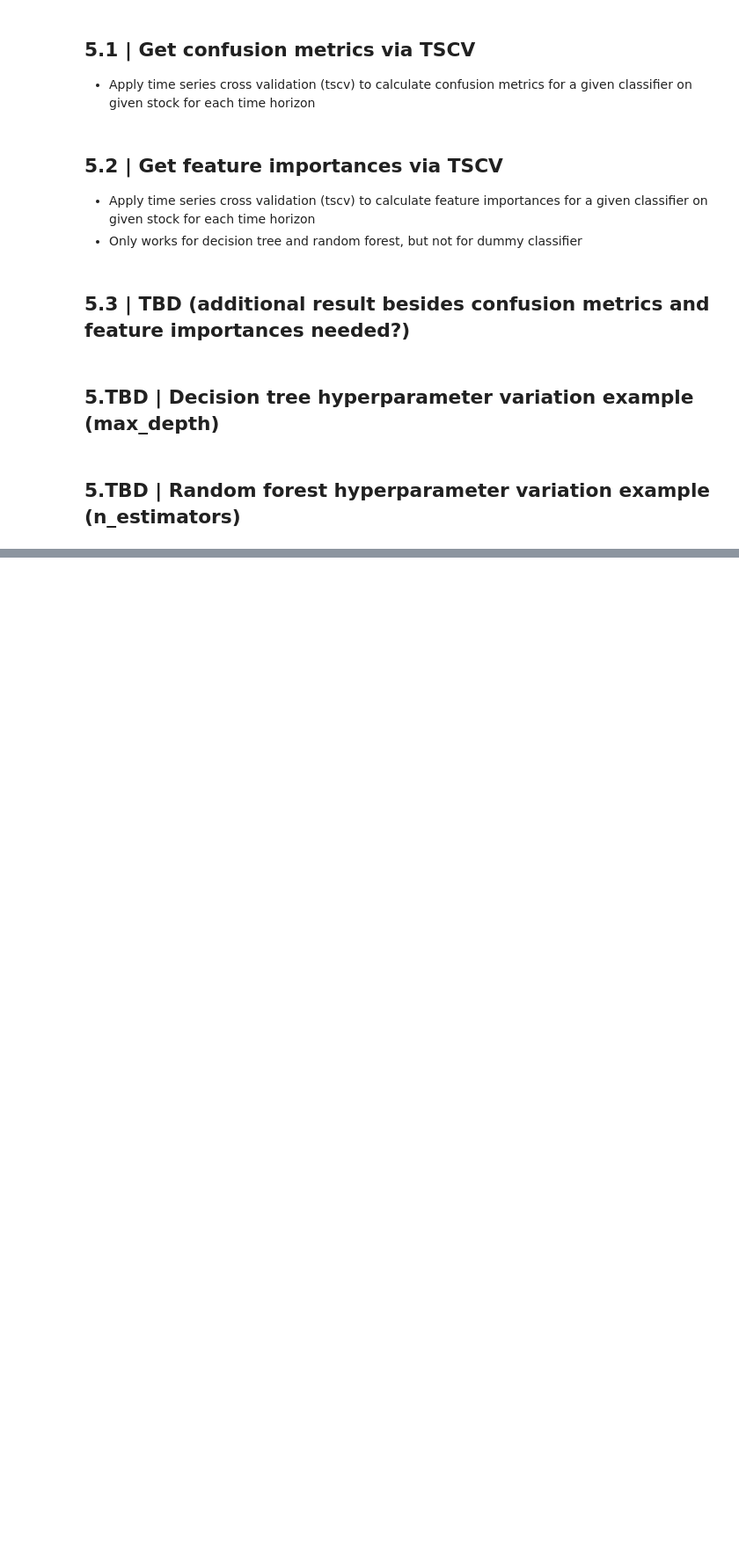
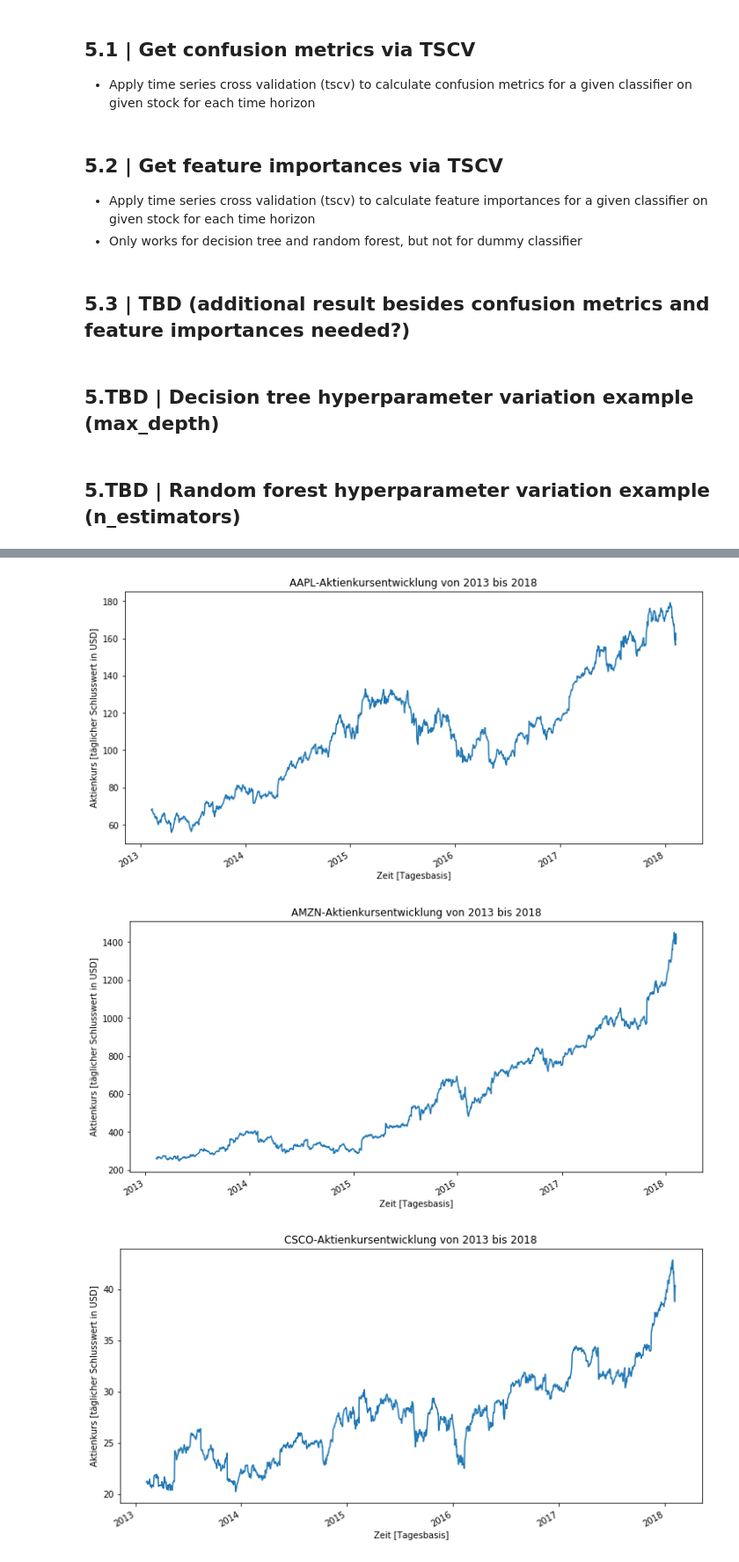
Before and after one commit to feschu/BSc-Thesis-ML, a Jupyter notebook: Evaluation of DT and RF Classifiers in the Financial Domain.ipynb, the cells around one changed output, grey strips where cells are left out. Shown at 88% size. Cells and saved outputs as stored; diff of their text form; code cells hidden in the pictures; blank space fills up the shorter version.

```diff
--- a/Evaluation of DT and RF Classifiers in the Financial Domain.ipynb
+++ b/Evaluation of DT and RF Classifiers in the Financial Domain.ipynb
@@ -71,14 +71,16 @@ def load_OHLC_data(filename=MSFT_DATA, time_horizons=TIME_HORIZONS):
     """
     try:
         df = pd.read_csv(filename)
+
+        # Visualize loaded time series data and plot, if applicable
+        df["date"] = pd.to_datetime(df["date"])
+        df.plot(x="date", y="close", figsize=(12,6), legend=None)
+        plt.xlabel("Zeit [Tagesbasis]")
+        plt.ylabel("Aktienkurs [täglicher Schlusswert in USD]")
+        plt.title(df["Name"][0] + "-Aktienkursentwicklung von 2013 bis 2018");
         if SAVE_FIG is True:
-            # Visualize loaded time series data if applicable
-            df["date"] = pd.to_datetime(df["date"])
-            df.plot(x="date", y="close", figsize=(12,6), legend=None)
-            plt.xlabel("Time [Year]")
-            plt.ylabel("Price [daily closing price in USD]")
-            plt.title(df["Name"][0] + "-Stock Data 2013 to 2018");
             plt.savefig("./Plots/Stock-Price-Plots/" + df["Name"][0] + "-Stock-Price-Plot.jpeg")
+#         plt.close()
 
         # Calculate base column for later class: future return of stock over given time horizon (e.g. this week's Monday to next week's Monday)
         for horizon in time_horizons:
@@ -798,0 +804,9 @@ def evaluate_rf(filename=AAPL_DATA, extract_features=True, horizon_index=2):
+# %%
+# SAVE_FIG = True
+for stock in TECH_GROUP:
+    load_OHLC_data(stock)
+SAVE_FIG = False
+# %% [output]
+[figure, added]
+[figure, added]
+[figure, added]
```
Also changed, not shown: parts of 7 cells of this notebook, 11 other files.
